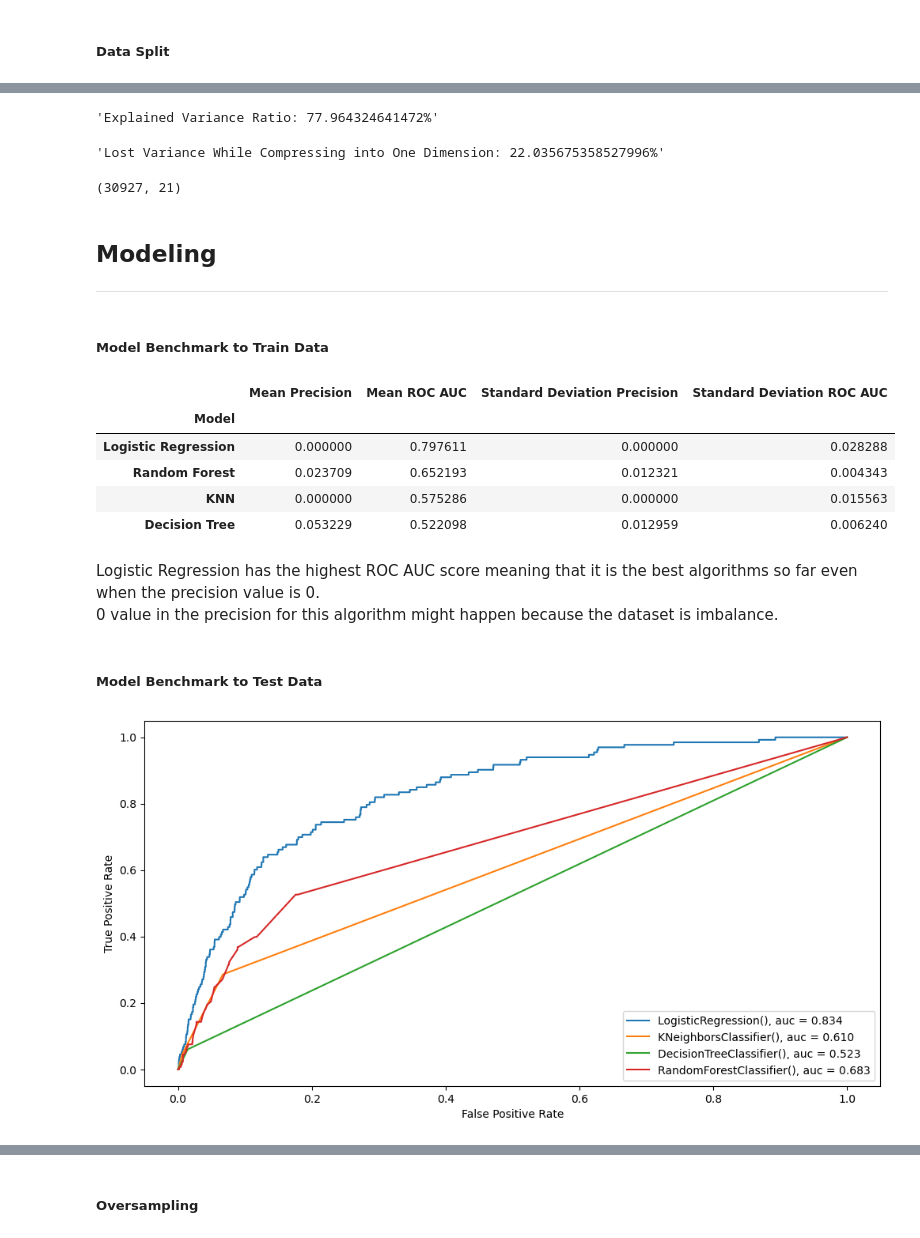
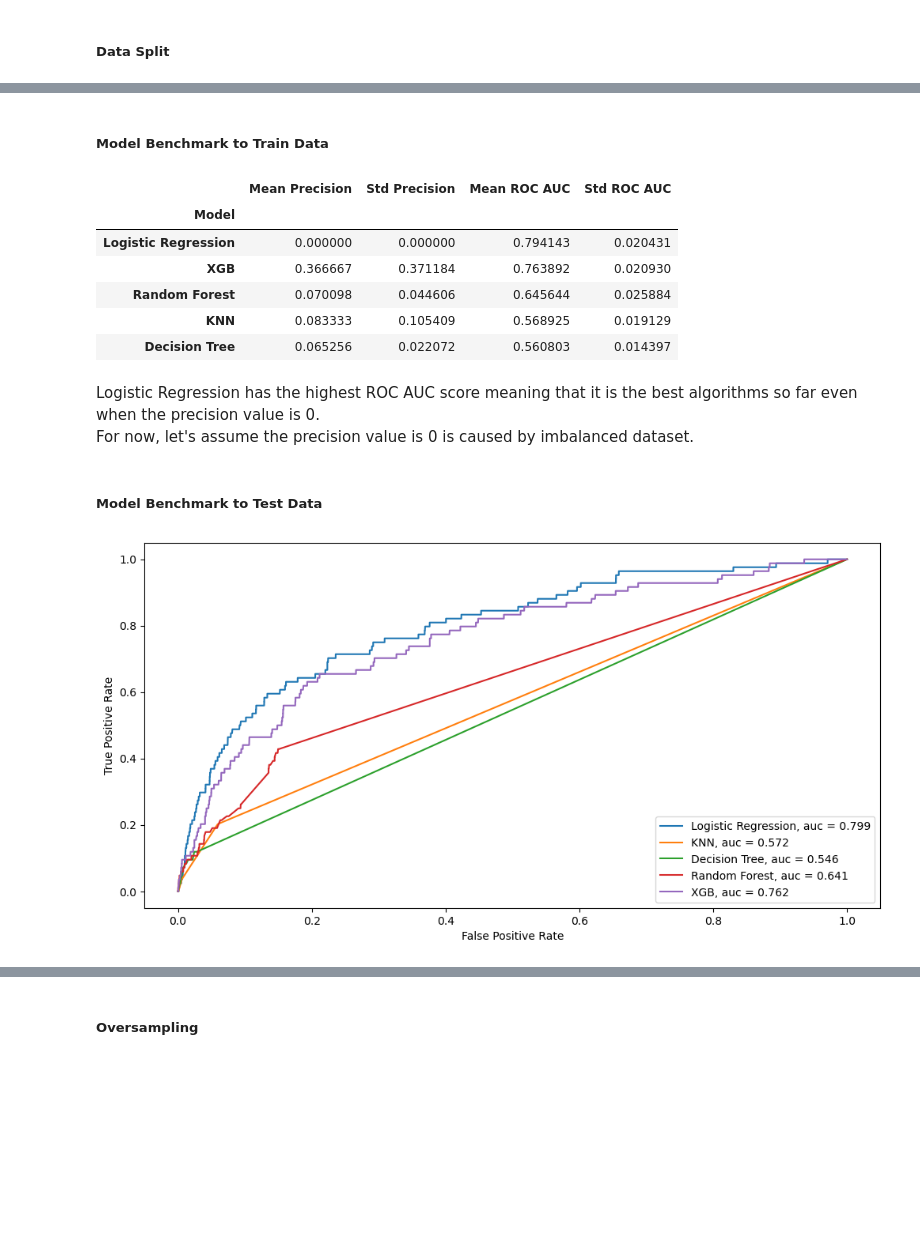
Before and after one commit to seanka/Python-TravelInsurance-MachineLearning, a Jupyter notebook: CapstoneProject3.ipynb, the cells around one changed output, grey strips where cells are left out. Saved outputs shown, nothing was run; the diff lists cells and outputs as text; code cells hidden in the pictures; blank space fills up the shorter version.

```diff
--- a/CapstoneProject3.ipynb
+++ b/CapstoneProject3.ipynb
@@ -390,0 +521,15 @@ X_test_prep.columns = columns_name
+# %%
+'''
+Count the cumulative importance because shown a big gap between Agency_3 and Product Name_0 features
+Choosing by only top 5 importance features won't be appropriate. Set the threshold to 85%
+'''
+
+feature_importance_df['Cumulative_Importance'] = feature_importance_df['Importance'].cumsum()
+
+threshold = 0.85
+selected_features = feature_importance_df[feature_importance_df['Cumulative_Importance'] <= threshold]['Feature'].values
+
+print(f"Selected features: {selected_features}")
+
+X_train_prep = X_train_prep[selected_features]
+X_test_prep = X_test_prep[selected_features]
@@ -419,23 +554,9 @@ pca_df_test.columns = ['PCA Feature']
-# %%
-display(f"Explained Variance Ratio: {pca.explained_variance_ratio_[0] * 100}%",
-        f"Lost Variance While Compressing into One Dimension: {100 - pca.explained_variance_ratio_[0] * 100}%")
-
-X_train_prep = pd.concat([non_pca_columns, pca_df], axis=1)
-X_test_prep = pd.concat([non_pca_columns_test, pca_df_test], axis=1)
-# %% [output]
-'Explained Variance Ratio: 77.964324641472%'
-'Lost Variance While Compressing into One Dimension: 22.035675358527996%'
-# %%
-X_train_prep.shape
-# %% [output]
-(30927, 21)
-# %% [markdown]
-## Modeling
-***
 # %% [markdown]
 ##### **Model Benchmark to Train Data**
 # %%
-algorithm_list = [LogisticRegression(), KNeighborsClassifier(), DecisionTreeClassifier(), RandomForestClassifier()]
+algorithm_list = [LogisticRegression(), KNeighborsClassifier(), DecisionTreeClassifier(), RandomForestClassifier(), XGBClassifier()]
+
+algorithm_list_name = ['Logistic Regression', 'KNN', 'Decision Tree', 'Random Forest', 'XGB']
 # %%
 score_list_precision = []
 mean_list_precision = []
@@ -450,7 +571,7 @@ for algorithm in algorithm_list:
         estimator = algorithm,
         X = X_train_prep,
         y = y_train,
-        cv = 5,
+        cv = StratifiedKFold(n_splits=5, shuffle=True, random_state=42),
         scoring='precision'
     )
 
@@ -458,7 +579,7 @@ for algorithm in algorithm_list:
         estimator = algorithm,
         X = X_train_prep,
         y = y_train,
-        cv = 5,
+        cv = StratifiedKFold(n_splits=5, shuffle=True, random_state=42),
         scoring='roc_auc'
     )
 
@@ -481,27 +602,25 @@ Means to minimize the FP (False Positive)
 '''
 
 cv_score_df = pd.DataFrame()
-cv_score_df['Model'] = ['Logistic Regression', 'KNN', 'Decision Tree', 'Random Forest']
-
+cv_score_df['Model'] = algorithm_list_name
 cv_score_df['Mean Precision'] = mean_list_precision
+cv_score_df['Std Precision'] = std_list_precision
 cv_score_df['Mean ROC AUC'] = mean_list_roc_auc
-
-cv_score_df['Standard Deviation Precision'] = std_list_precision
-cv_score_df['Standard Deviation ROC AUC'] = std_list_roc_auc
+cv_score_df['Std ROC AUC'] = std_list_roc_auc
 
 cv_score_df = cv_score_df.set_index('Model')
-
 cv_score_df.sort_values(by='Mean ROC AUC', ascending=False)
 # %% [output]
-|  | Mean Precision | Mean ROC AUC | Standard Deviation Precision | Standard Deviation ROC AUC |
+|  | Mean Precision | Std Precision | Mean ROC AUC | Std ROC AUC |
 | Model |  |  |  |  |
-| Logistic Regression | 0.000000 | 0.797611 | 0.000000 | 0.028288 |
-| Random Forest | 0.023709 | 0.652193 | 0.012321 | 0.004343 |
-| KNN | 0.000000 | 0.575286 | 0.000000 | 0.015563 |
-| Decision Tree | 0.053229 | 0.522098 | 0.012959 | 0.006240 |
+| Logistic Regression | 0.000000 | 0.000000 | 0.794143 | 0.020431 |
+| XGB | 0.366667 | 0.371184 | 0.763892 | 0.020930 |
+| Random Forest | 0.070098 | 0.044606 | 0.645644 | 0.025884 |
+| KNN | 0.083333 | 0.105409 | 0.568925 | 0.019129 |
+| Decision Tree | 0.065256 | 0.022072 | 0.560803 | 0.014397 |
 # %% [markdown]
 Logistic Regression has the highest ROC AUC score meaning that it is the best algorithms so far even when the precision value is 0.
-0 value in the precision for this algorithm might happen because the dataset is imbalance.
+For now, let's assume the precision value is 0 is caused by imbalanced dataset.
 # %% [markdown]
 ##### **Model Benchmark to Test Data**
 # %%
@@ -525,15 +644,15 @@ for algorithm in algorithm_list:
 # %%
 plt.figure(figsize=(12, 6))
 
-for i in enumerate(algorithm_list):
-    plt.plot(fpr_score_list[i[0]], tpr_score_list[i[0]], label=f"{i[1]}, auc = {auc_score_list[i[0]]:.3f}")
+for index in range(len(algorithm_list)):
+    plt.plot(fpr_score_list[index], tpr_score_list[index], label=f"{algorithm_list_name[index]}, auc = {auc_score_list[index]:.3f}")
 
 plt.xlabel('False Positive Rate')
 plt.ylabel('True Positive Rate')
 plt.legend(loc=4)
 plt.show()
 # %% [output]
-[figure, old version]
+[figure, new version]
 # %%
 fig, axes = plt.subplots(1, len(cm_list), figsize=(len(cm_list) * 4, 4))
 
```
Also changed, not shown: parts of 59 cells of this notebook.
